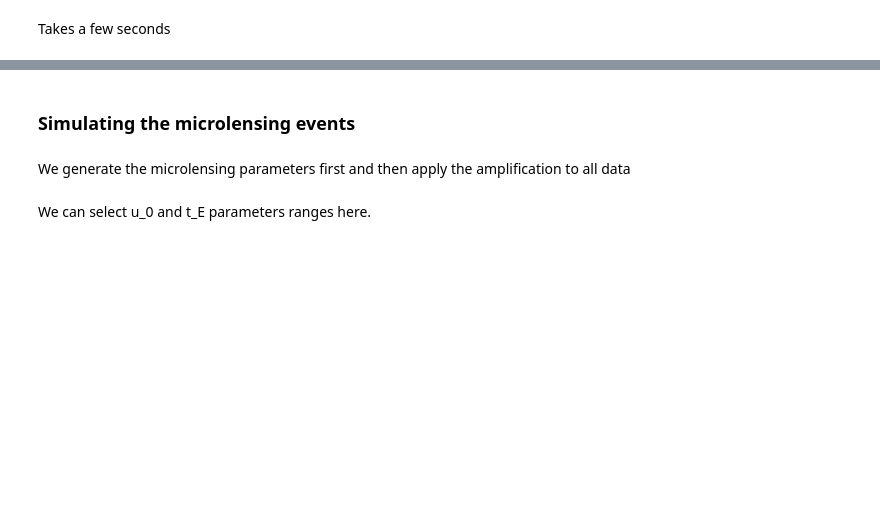
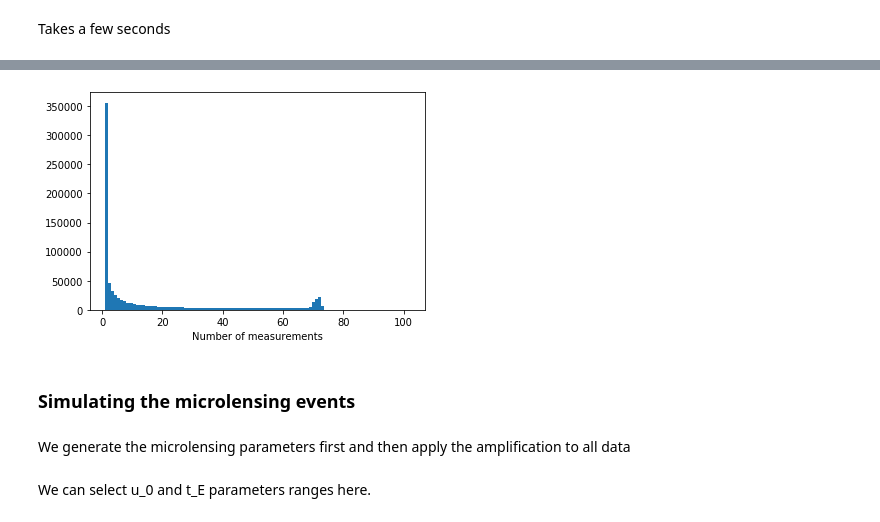
Before and after one commit to Azhom/ZTF_mulens_simulator, a Jupyter notebook: step0_ztf_simulation.ipynb, the cells around one changed output, grey strips where cells are left out. Drawn from its saved outputs; the diff is of its cells as text; code cells hidden in the pictures; blank space fills up the shorter version.

```diff
--- a/step0_ztf_simulation.ipynb
+++ b/step0_ztf_simulation.ipynb
@@ -230,2 +243,8 @@ We select 10000 amongst light curves with more than 10 measurements
 # %%
 aid, n, cnt = np.unique(lcs.aid, return_index=True, return_counts=True)
+# %%
+plt.hist(cnt, bins=100)
+plt.xlabel("Number of measurements")
+plt.show()
+# %% [output]
+[figure, added]
```
Also changed, not shown: parts of 20 cells of this notebook.
